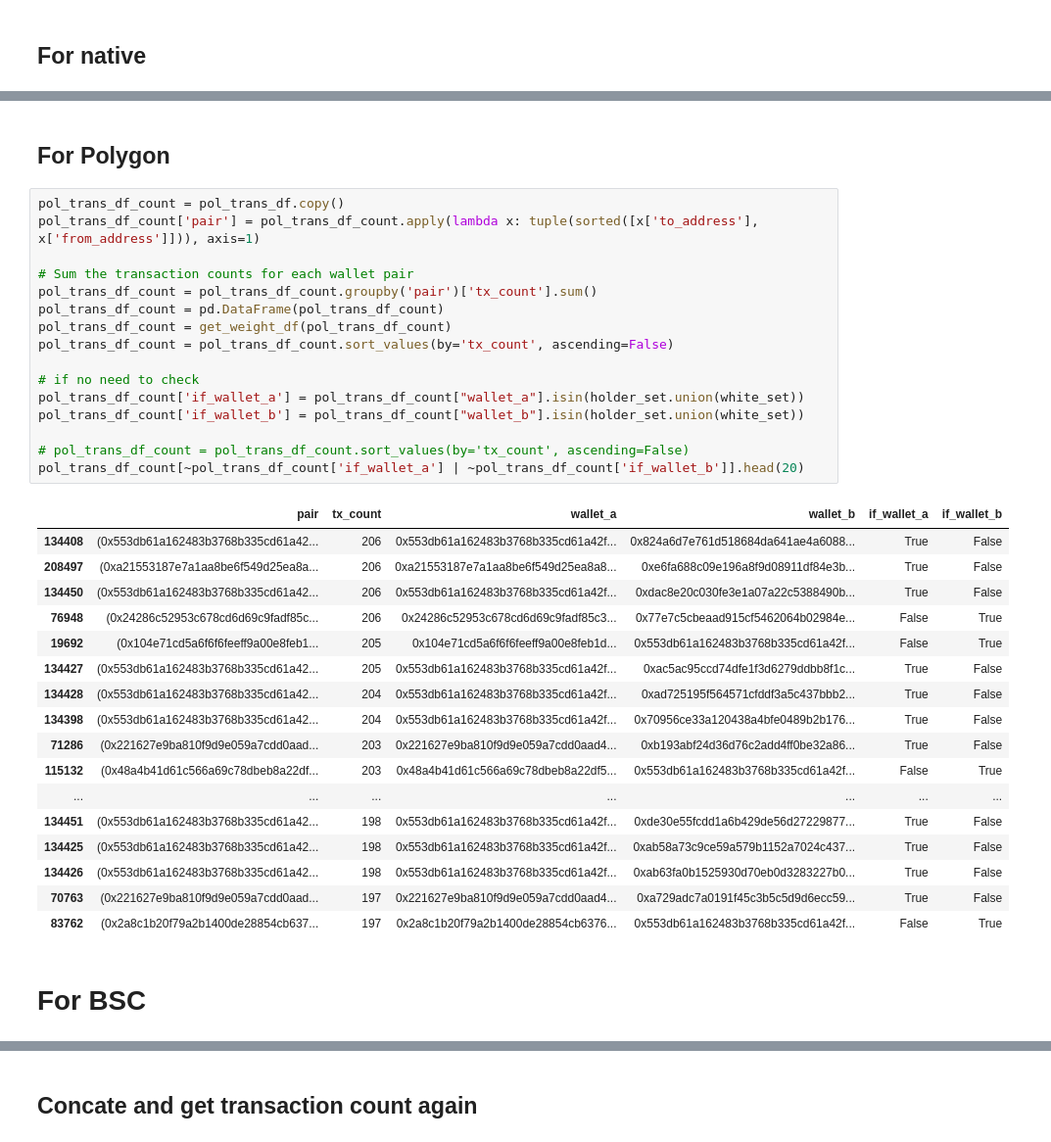
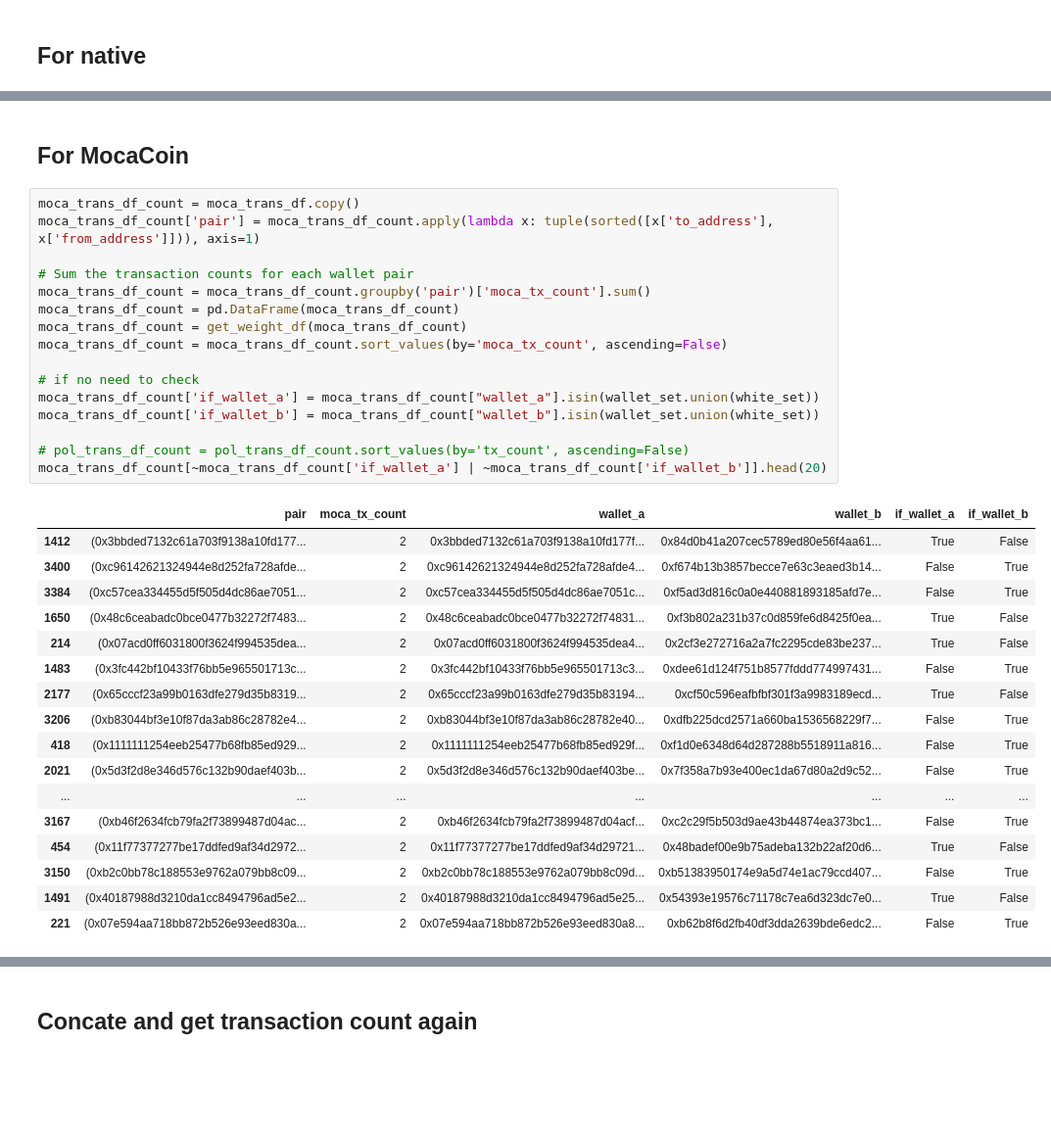
Before and after one commit to startwithf/unique-user, a Jupyter notebook: moca-airdrop/model/moca_airdrop_lab_2024oct.ipynb, the cells around one changed output, grey strips where cells are left out. Shown at 98% size. Saved outputs shown, nothing was run; the diff lists cells and outputs as text; blank space fills up the shorter version.

Commit message:
moca airdrop contract/white update

```diff
--- a/moca-airdrop/model/moca_airdrop_lab_2024oct.ipynb
+++ b/moca-airdrop/model/moca_airdrop_lab_2024oct.ipynb
@@ -247,38 +258,36 @@ native_trans_df_count[
 # %% [markdown]
-## For Polygon
+## For MocaCoin
 # %%
-pol_trans_df_count = pol_trans_df.copy()
-pol_trans_df_count['pair'] = pol_trans_df_count.apply(lambda x: tuple(sorted([x['to_address'], x['from_address']])), axis=1)
+moca_trans_df_count = moca_trans_df.copy()
+moca_trans_df_count['pair'] = moca_trans_df_count.apply(lambda x: tuple(sorted([x['to_address'], x['from_address']])), axis=1)
 
 # Sum the transaction counts for each wallet pair
-pol_trans_df_count = pol_trans_df_count.groupby('pair')['tx_count'].sum()
-pol_trans_df_count = pd.DataFrame(pol_trans_df_count)
-pol_trans_df_count = get_weight_df(pol_trans_df_count)
-pol_trans_df_count = pol_trans_df_count.sort_values(by='tx_count', ascending=False)
+moca_trans_df_count = moca_trans_df_count.groupby('pair')['moca_tx_count'].sum()
+moca_trans_df_count = pd.DataFrame(moca_trans_df_count)
+moca_trans_df_count = get_weight_df(moca_trans_df_count)
+moca_trans_df_count = moca_trans_df_count.sort_values(by='moca_tx_count', ascending=False)
 
 # if no need to check
-pol_trans_df_count['if_wallet_a'] = pol_trans_df_count["wallet_a"].isin(holder_set.union(white_set))
-pol_trans_df_count['if_wallet_b'] = pol_trans_df_count["wallet_b"].isin(holder_set.union(white_set))
+moca_trans_df_count['if_wallet_a'] = moca_trans_df_count["wallet_a"].isin(wallet_set.union(white_set))
+moca_trans_df_count['if_wallet_b'] = moca_trans_df_count["wallet_b"].isin(wallet_set.union(white_set))
 
 # pol_trans_df_count = pol_trans_df_count.sort_values(by='tx_count', ascending=False)
-pol_trans_df_count[~pol_trans_df_count['if_wallet_a'] | ~pol_trans_df_count['if_wallet_b']].head(20)
+moca_trans_df_count[~moca_trans_df_count['if_wallet_a'] | ~moca_trans_df_count['if_wallet_b']].head(20)
 # %% [output]
-|  | pair | tx_count | wallet_a | wallet_b | if_wallet_a | if_wallet_b |
-| 134408 | (0x553db61a162483b3768b335cd61a42... | 206 | 0x553db61a162483b3768b335cd61a42f... | 0x824a6d7e761d518684da641ae4a6088... | True | False |
-| 208497 | (0xa21553187e7a1aa8be6f549d25ea8a... | 206 | 0xa21553187e7a1aa8be6f549d25ea8a8... | 0xe6fa688c09e196a8f9d08911df84e3b... | True | False |
-| 134450 | (0x553db61a162483b3768b335cd61a42... | 206 | 0x553db61a162483b3768b335cd61a42f... | 0xdac8e20c030fe3e1a07a22c5388490b... | True | False |
-| 76948 | (0x24286c52953c678cd6d69c9fadf85c... | 206 | 0x24286c52953c678cd6d69c9fadf85c3... | 0x77e7c5cbeaad915cf5462064b02984e... | False | True |
-| 19692 | (0x104e71cd5a6f6f6feeff9a00e8feb1... | 205 | 0x104e71cd5a6f6f6feeff9a00e8feb1d... | 0x553db61a162483b3768b335cd61a42f... | False | True |
-| 134427 | (0x553db61a162483b3768b335cd61a42... | 205 | 0x553db61a162483b3768b335cd61a42f... | 0xac5ac95ccd74dfe1f3d6279ddbb8f1c... | True | False |
-| 134428 | (0x553db61a162483b3768b335cd61a42... | 204 | 0x553db61a162483b3768b335cd61a42f... | 0xad725195f564571cfddf3a5c437bbb2... | True | False |
-| 134398 | (0x553db61a162483b3768b335cd61a42... | 204 | 0x553db61a162483b3768b335cd61a42f... | 0x70956ce33a120438a4bfe0489b2b176... | True | False |
-| 71286 | (0x221627e9ba810f9d9e059a7cdd0aad... | 203 | 0x221627e9ba810f9d9e059a7cdd0aad4... | 0xb193abf24d36d76c2add4ff0be32a86... | True | False |
-| 115132 | (0x48a4b41d61c566a69c78dbeb8a22df... | 203 | 0x48a4b41d61c566a69c78dbeb8a22df5... | 0x553db61a162483b3768b335cd61a42f... | False | True |
+|  | pair | moca_tx_count | wallet_a | wallet_b | if_wallet_a | if_wallet_b |
+| 1412 | (0x3bbded7132c61a703f9138a10fd177... | 2 | 0x3bbded7132c61a703f9138a10fd177f... | 0x84d0b41a207cec5789ed80e56f4aa61... | True | False |
+| 3400 | (0xc96142621324944e8d252fa728afde... | 2 | 0xc96142621324944e8d252fa728afde4... | 0xf674b13b3857becce7e63c3eaed3b14... | False | True |
+| 3384 | (0xc57cea334455d5f505d4dc86ae7051... | 2 | 0xc57cea334455d5f505d4dc86ae7051c... | 0xf5ad3d816c0a0e440881893185afd7e... | False | True |
+| 1650 | (0x48c6ceabadc0bce0477b32272f7483... | 2 | 0x48c6ceabadc0bce0477b32272f74831... | 0xf3b802a231b37c0d859fe6d8425f0ea... | True | False |
+| 214 | (0x07acd0ff6031800f3624f994535dea... | 2 | 0x07acd0ff6031800f3624f994535dea4... | 0x2cf3e272716a2a7fc2295cde83be237... | True | False |
+| 1483 | (0x3fc442bf10433f76bb5e965501713c... | 2 | 0x3fc442bf10433f76bb5e965501713c3... | 0xdee61d124f751b8577fddd774997431... | False | True |
+| 2177 | (0x65cccf23a99b0163dfe279d35b8319... | 2 | 0x65cccf23a99b0163dfe279d35b83194... | 0xcf50c596eafbfbf301f3a9983189ecd... | True | False |
+| 3206 | (0xb83044bf3e10f87da3ab86c28782e4... | 2 | 0xb83044bf3e10f87da3ab86c28782e40... | 0xdfb225dcd2571a660ba1536568229f7... | False | True |
+| 418 | (0x1111111254eeb25477b68fb85ed929... | 2 | 0x1111111254eeb25477b68fb85ed929f... | 0xf1d0e6348d64d287288b5518911a816... | False | True |
+| 2021 | (0x5d3f2d8e346d576c132b90daef403b... | 2 | 0x5d3f2d8e346d576c132b90daef403be... | 0x7f358a7b93e400ec1da67d80a2d9c52... | False | True |
 | ... | ... | ... | ... | ... | ... | ... |
-| 134451 | (0x553db61a162483b3768b335cd61a42... | 198 | 0x553db61a162483b3768b335cd61a42f... | 0xde30e55fcdd1a6b429de56d27229877... | True | False |
-| 134425 | (0x553db61a162483b3768b335cd61a42... | 198 | 0x553db61a162483b3768b335cd61a42f... | 0xab58a73c9ce59a579b1152a7024c437... | True | False |
-| 134426 | (0x553db61a162483b3768b335cd61a42... | 198 | 0x553db61a162483b3768b335cd61a42f... | 0xab63fa0b1525930d70eb0d3283227b0... | True | False |
-| 70763 | (0x221627e9ba810f9d9e059a7cdd0aad... | 197 | 0x221627e9ba810f9d9e059a7cdd0aad4... | 0xa729adc7a0191f45c3b5c5d9d6ecc59... | True | False |
-| 83762 | (0x2a8c1b20f79a2b1400de28854cb637... | 197 | 0x2a8c1b20f79a2b1400de28854cb6376... | 0x553db61a162483b3768b335cd61a42f... | False | True |
+| 3167 | (0xb46f2634fcb79fa2f73899487d04ac... | 2 | 0xb46f2634fcb79fa2f73899487d04acf... | 0xc2c29f5b503d9ae43b44874ea373bc1... | False | True |
+| 454 | (0x11f77377277be17ddfed9af34d2972... | 2 | 0x11f77377277be17ddfed9af34d29721... | 0x48badef00e9b75adeba132b22af20d6... | True | False |
+| 3150 | (0xb2c0bb78c188553e9762a079bb8c09... | 2 | 0xb2c0bb78c188553e9762a079bb8c09d... | 0xb51383950174e9a5d74e1ac79ccd407... | False | True |
+| 1491 | (0x40187988d3210da1cc8494796ad5e2... | 2 | 0x40187988d3210da1cc8494796ad5e25... | 0x54393e19576c71178c7ea6d323dc7e0... | True | False |
+| 221 | (0x07e594aa718bb872b526e93eed830a... | 2 | 0x07e594aa718bb872b526e93eed830a8... | 0xb62b8f6d2fb40df3dda2639bde6edc2... | False | True |
-# %% [markdown]
-# For BSC
```
Also changed, not shown: parts of 8 cells of this notebook, 2 other files.
